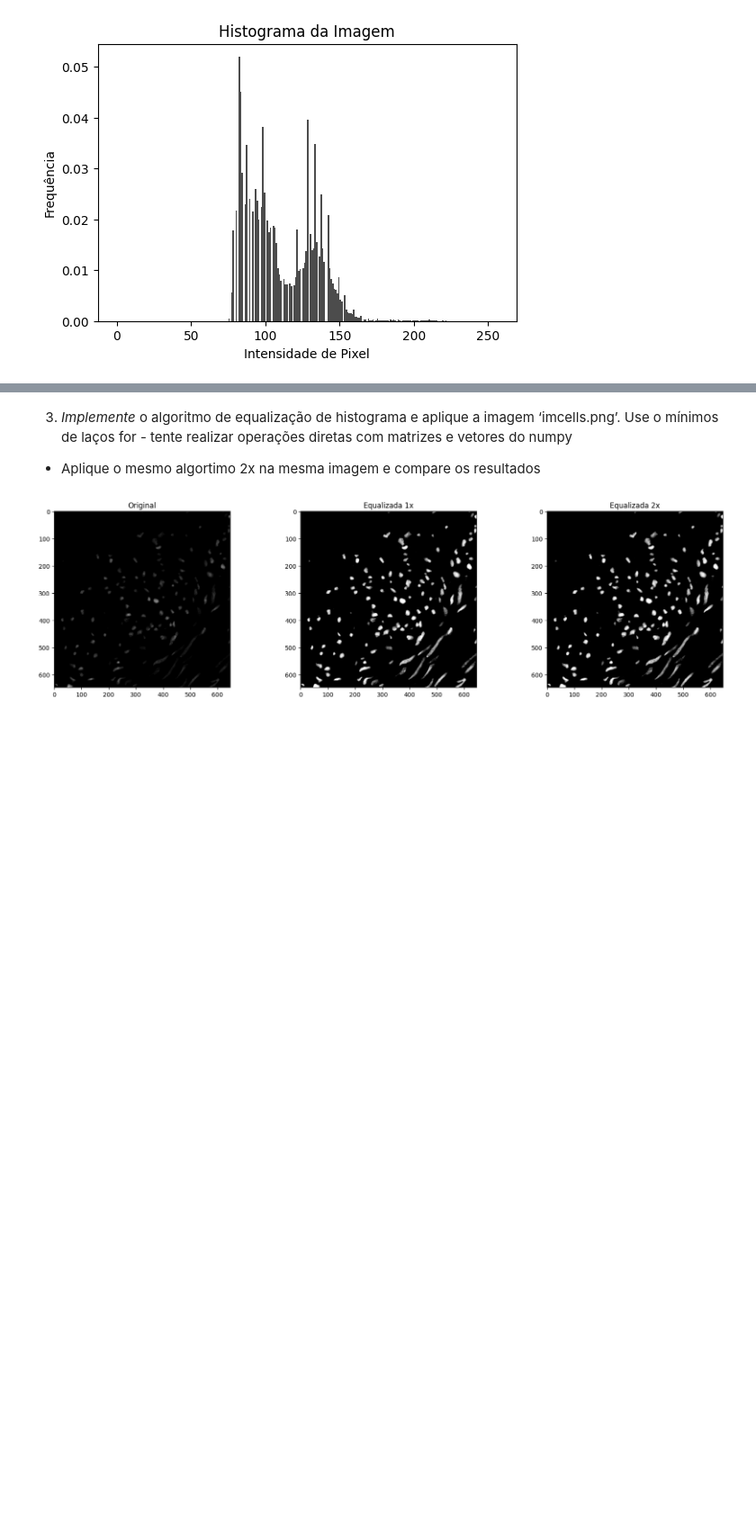
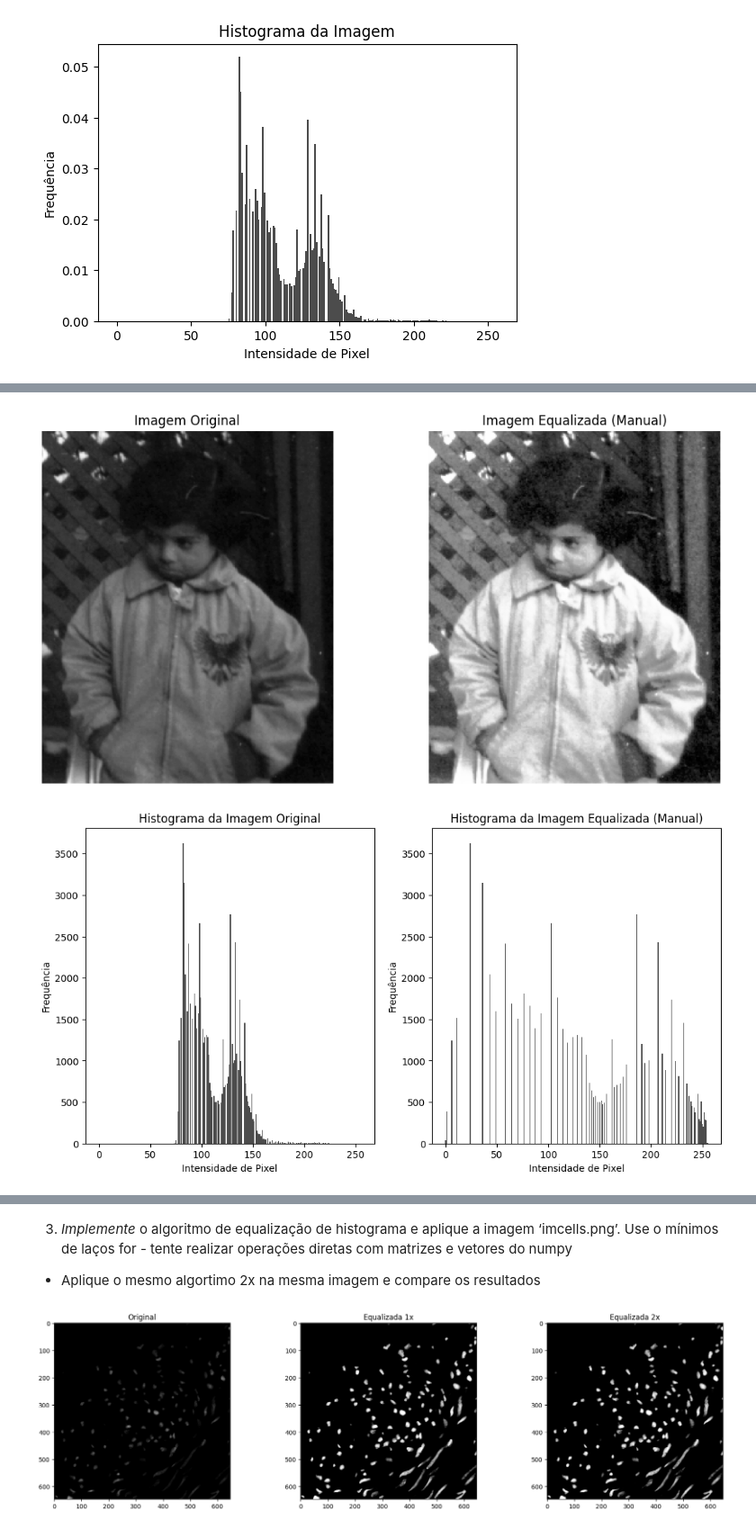
Before and after one commit to DanielGoncalves666/gbc216_t1_G01, a Jupyter notebook: Lab03 - Histogram Equalization/Lab03_hist.ipynb, the cells around one changed output, grey strips where cells are left out. Shown at 90% size. Cells and saved outputs as stored; diff of their text form; code cells hidden in the pictures; blank space fills up the shorter version.

```diff
--- a/Lab03 - Histogram Equalization/Lab03_hist.ipynb
+++ b/Lab03 - Histogram Equalization/Lab03_hist.ipynb
@@ -154,0 +93,80 @@ plt.show()
+# %%
+import cv2
+import numpy as np
+import matplotlib.pyplot as plt
+
+# Função para calcular o histograma manualmente
+def calcular_histograma(imagem):
+    histograma = np.zeros(256, dtype=int)
+    for i in range(imagem.shape[0]):
+        for j in range(imagem.shape[1]):
+            intensidade = imagem[i, j]
+            histograma[intensidade] += 1
+    return histograma
+
+# Função para calcular a CDF (Curva de Distribuição Acumulada) e normalizá-la
+def calcular_cdf_normalizada(histograma):
+    cdf = np.cumsum(histograma)  # CDF é a soma acumulada do histograma
+    cdf_normalizada = (cdf - cdf.min()) * 255 / (cdf.max() - cdf.min())  # Normalização para 0-255
+    return cdf_normalizada.astype(np.uint8)  # Converter para valores inteiros de 8 bits
+
+# Função para aplicar a equalização de histograma manualmente
+def equalizar_histograma(imagem):
+    histograma = calcular_histograma(imagem)  # Calcula o histograma da imagem
+    cdf_normalizada = calcular_cdf_normalizada(histograma)  # Obtém a CDF normalizada
+    # Aplica a CDF normalizada à imagem original para gerar a imagem equalizada
+    imagem_equalizada = cdf_normalizada[imagem]  # Mapeia cada valor de intensidade
+    return imagem_equalizada, cdf_normalizada
+
+# Carregar a imagem em escala de cinza
+image = cv2.imread('pout.tif', cv2.IMREAD_GRAYSCALE)
+
+# Equalização de histograma manual
+imagem_equalizada_manual, cdf_normalizada = equalizar_histograma(image)
+
+# Mostrar a imagem original e a equalizada manualmente lado a lado
+plt.figure(figsize=(12, 6))
+
+plt.subplot(1, 2, 1)
+plt.imshow(image, cmap='gray')
+plt.title('Imagem Original')
+plt.axis('off')
+
+plt.subplot(1, 2, 2)
+plt.imshow(imagem_equalizada_manual, cmap='gray')
+plt.title('Imagem Equalizada (Manual)')
+plt.axis('off')
+
+plt.show()
+
+# Exibir os histogramas da imagem original e da imagem equalizada
+histograma_original = calcular_histograma(image)
+histograma_equalizado = calcular_histograma(imagem_equalizada_manual)
+
+plt.figure(figsize=(12, 6))
+
+plt.subplot(1, 2, 1)
+plt.bar(range(256), histograma_original, color='black', alpha=0.7)
+plt.title('Histograma da Imagem Original')
+plt.xlabel('Intensidade de Pixel')
+plt.ylabel('Frequência')
+
+plt.subplot(1, 2, 2)
+plt.bar(range(256), histograma_equalizado, color='black', alpha=0.7)
+plt.title('Histograma da Imagem Equalizada (Manual)')
+plt.xlabel('Intensidade de Pixel')
+plt.ylabel('Frequência')
+
+plt.show()
+
+# Exibir a curva de transformação (CDF normalizada)
+plt.figure(figsize=(8, 6))
+plt.plot(cdf_normalizada, color='blue')
+plt.title('Curva de Transformação (CDF Normalizada)')
+plt.xlabel('Intensidade Original')
+plt.ylabel('Intensidade Equalizada')
+plt.grid(True)
+plt.show()
+# %% [output]
+[figure, added]
+[figure, added]
```
Also changed, not shown: parts of 2 cells of this notebook, 2 other files.
